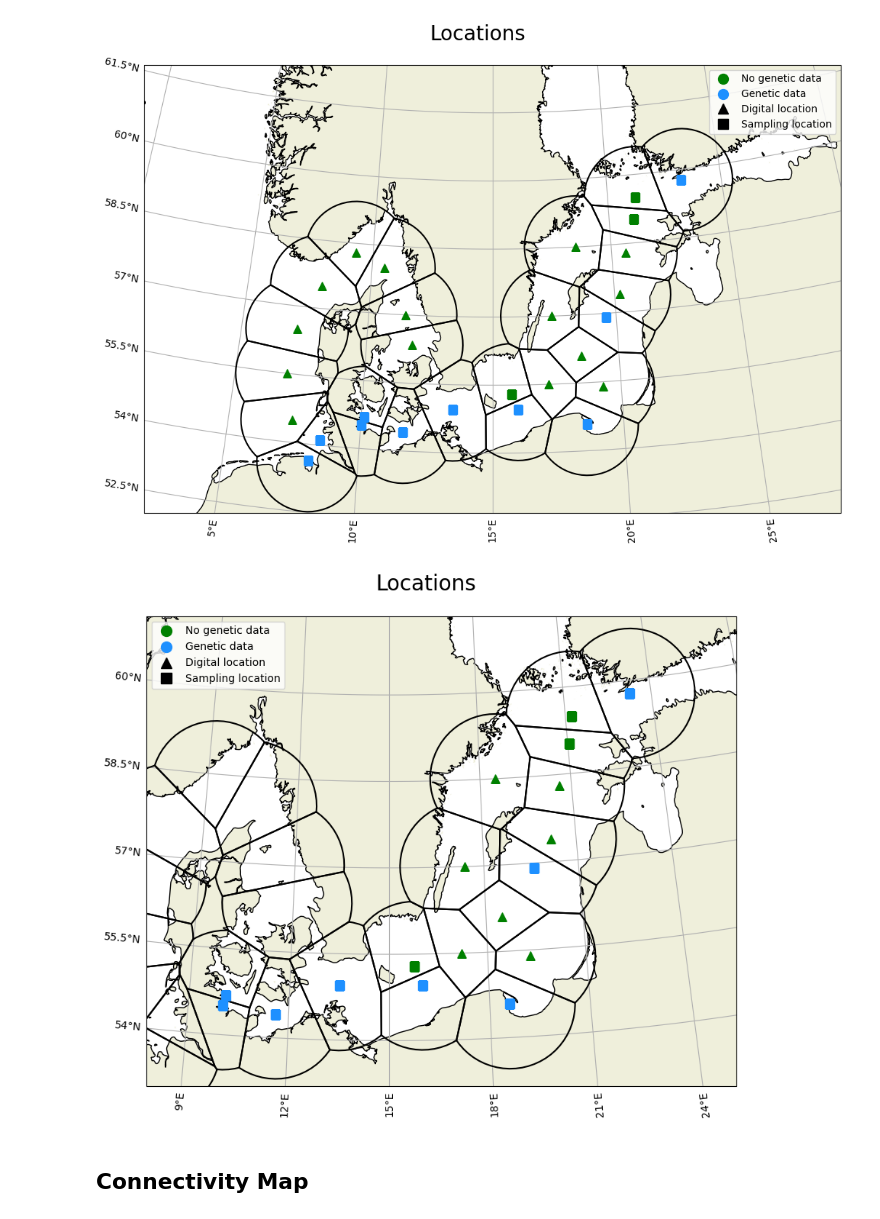
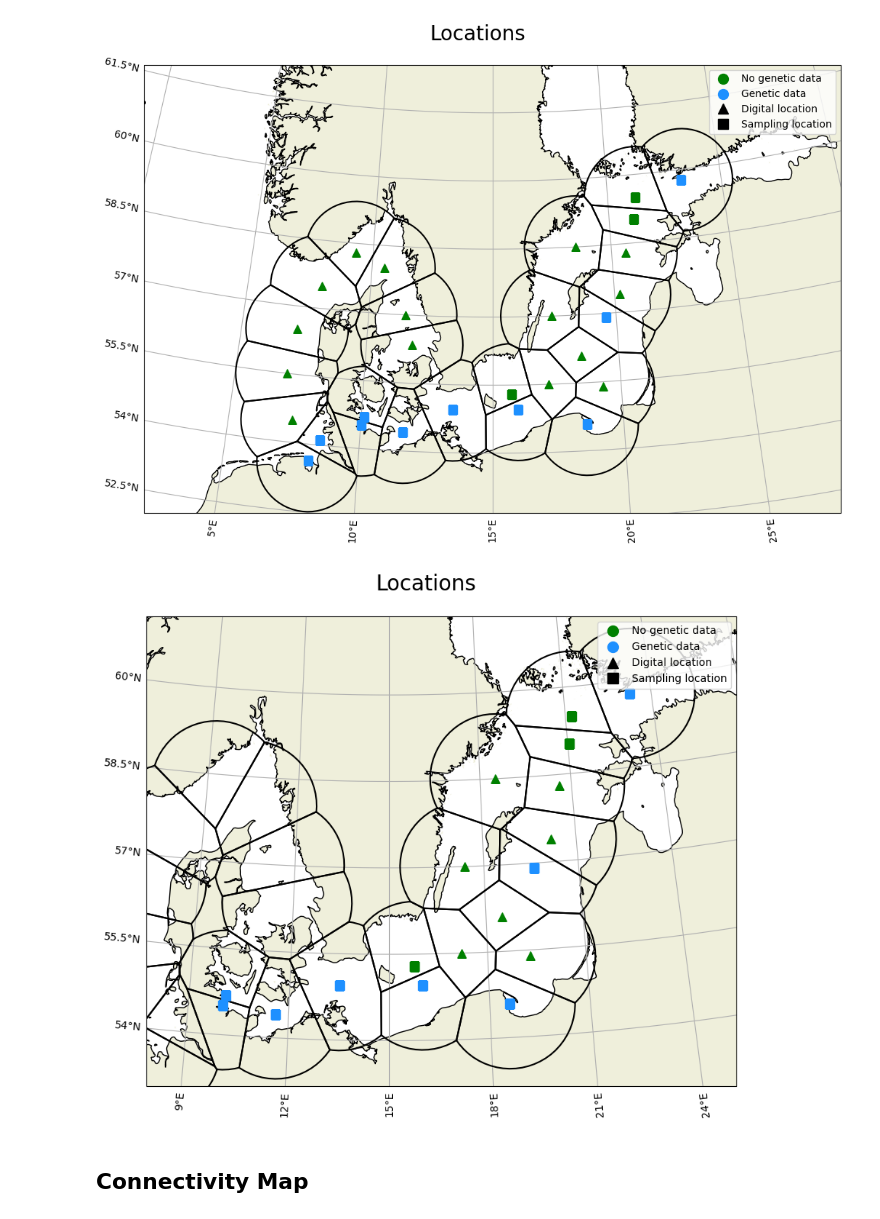
Before and after one commit to geomar-od-lagrange/2025_copepods, a Jupyter notebook: notebooks/connectivity_map_generation.ipynb, the cells around one changed output. Drawn from its saved outputs; the diff is of its cells as text; code cells hidden in the pictures.

```diff
--- a/notebooks/connectivity_map_generation.ipynb
+++ b/notebooks/connectivity_map_generation.ipynb
@@ -26,11 +26,11 @@ warnings.simplefilter("ignore")
 # Set Parameters
 # %%
 # Paths
-folder_path = "/gxfs_work/geomar/smomw597/2025_copepods/output/"
-sample_points_path = Path(folder_path, "SamplePoints/SamplePoints.shp")
-voronoi_polygons_path = Path(folder_path, "SamplePoints/VoronoiPolygons.shp")
-voronoi_ocean_path = Path(folder_path, "SamplePoints/VoronoiOceanPolygons.shp")
-input_path = Path(folder_path, f"VoronoiConnectivity/")
+folder_path = "/gxfs_work/geomar/smomw597/2025_copepods/"
+sample_points_path = Path(folder_path, "output/SamplePoints/SamplePoints.shp")
+voronoi_polygons_path = Path(folder_path, "output/SamplePoints/VoronoiPolygons.shp")
+area_polygons_path = Path(folder_path, "SamplePoints/VoronoiOceanPolygons.shp")
+output_path = Path(folder_path, "Figures/connectivity_maps/")
 # %%
 # Set the basic mapping parameters
 suptitle_size = 20
@@ -40,15 +40,7 @@ mapsize = (16, 8)
 extent = (2.5, 27.5, 52, 62)
 lonmid = np.mean(extent[:2])
 latmid = np.mean(extent[2:])
-map_projection = Stereographic(
-    central_longitude=lonmid, central_latitude=latmid,
-    )
-def basemap(ax):
-    ax.set_extent(extent, PlateCarree())
-    ax.add_feature(LAND)
-    ax.add_feature(COASTLINE)
-    ax.gridlines(draw_labels=["left", "bottom"], y_inline=False,)
-    return ax
+map_projection = Stereographic(central_longitude=lonmid, central_latitude=latmid,)
 # %%
 # Load the samplepoints and the voronoi polygons
 sample_points = gpd.read_file(sample_points_path).to_crs(map_projection).sort_values(by="order")
@@ -163,38 +138,33 @@ plt.show()
 [figure]
 # %%
 show_polygons = True
+ms = 10
+ls = "None"
 
 fig = plt.figure(figsize=mapsize)
 fig.suptitle("Locations", size=suptitle_size, y=0.95)
 ax_map = fig.add_subplot(projection=map_projection)
 basemap(ax_map, (8, 25, 53, 61))
 if show_polygons:
         draw_voronoi_polygons(ax_map, facealpha=0)
 
-for index, (name, sampleID, sampleID_old,
-        kind, geneticData, order,
-        sea, geometry) in sample_points.iterrows():
+for i, (geom, kind, genetic, sea) in sample_points[["geometry", "SampleKind", "GenomicDat", "sea"]].iterrows():
         if sea =="baltic":
-                lon, lat = geometry.x, geometry.y
+                lon, lat = geom.x, geom.y
                 marker = marker_kind["marker"][kind]
-                color = marker_genetic["color"][geneticData]
+                color = marker_genetic["color"][genetic]
                 ax_map.scatter(lon, lat, marker=marker, color=color, zorder=5, label=kind, s=65)
 
-blue = Line2D([], [], color="green", marker='o', linestyle="None",
-                          markersize=10, label="No genetic data")
-red = Line2D([], [], color="dodgerblue", marker='o', linestyle="None",
-                          markersize=10, label="Genetic data")
+no_genetic = Line2D([], [], c="green", marker='o', ls=ls, ms=ms, label="No genetic data")
+genetic = Line2D([], [], c="dodgerblue", marker='o', ls=ls, ms=ms, label="Genetic data")
+digital = Line2D([], [], c="k", marker='^', ls=ls, ms=ms, label="Digital location")
+sample = Line2D([], [], c="k", marker='s', ls=ls, ms=ms, label="Sampling location")
 
-triangle = Line2D([], [], color="k", marker='^', linestyle="None",
-                          markersize=10, label="Digital location")
-square = Line2D([], [], color="k", marker='s', linestyle="None",
-                          markersize=10, label="Sampling location")
-
-plt.legend(handles=[blue, red, triangle, square], loc="upper left")
-# plt.savefig(Path(figure_outpath, "EmptyMap.pdf"), format="pdf")
+plt.legend(handles=[no_genetic, genetic, digital, sample])
+# plt.savefig(Path(output_path, "EmptyMap.pdf"), format="pdf")
 plt.show()
 # %% [output]
-[figure, old version]
+[figure, new version]
 # %% [markdown]
 ## Connectivity Map
 # %%
```
Also changed, not shown: parts of 8 cells of this notebook, 1 other file.
